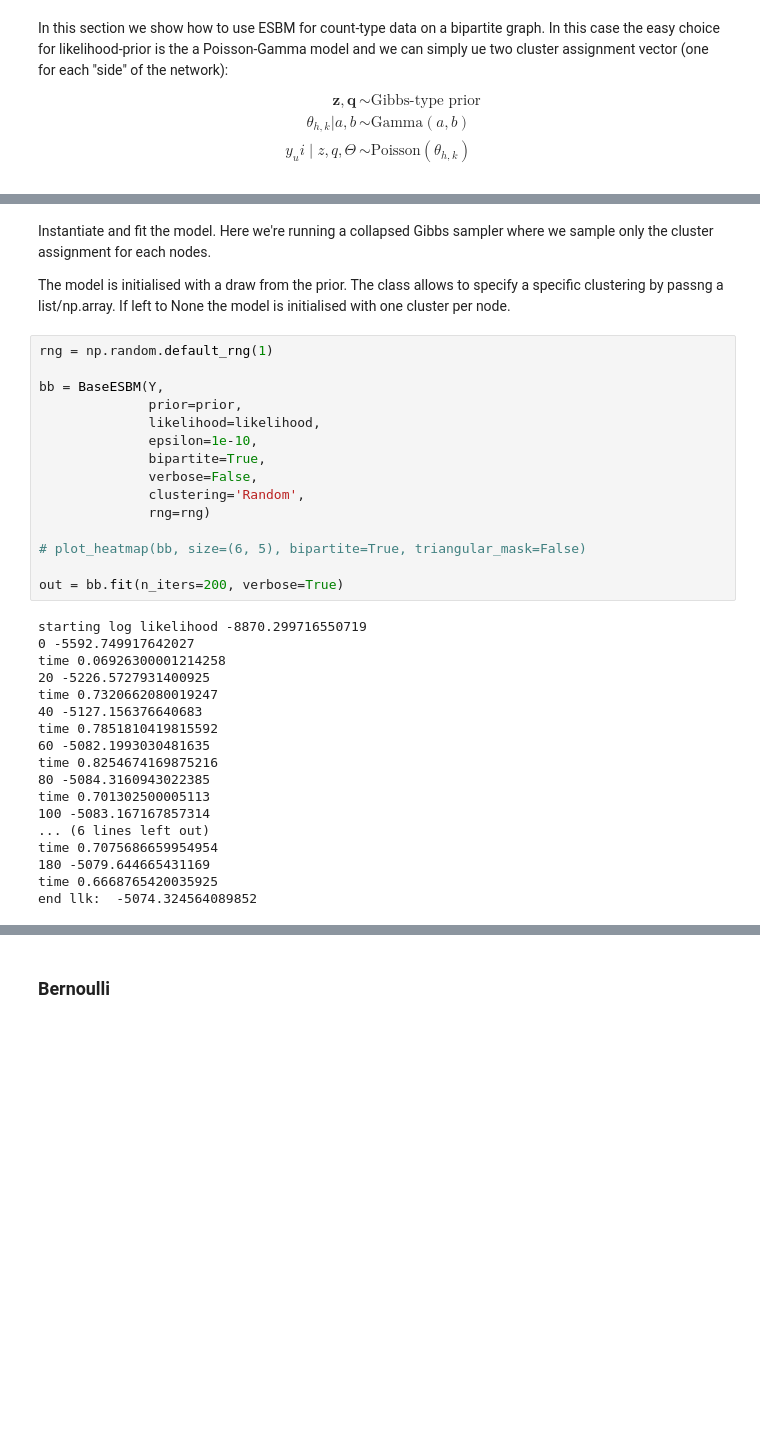
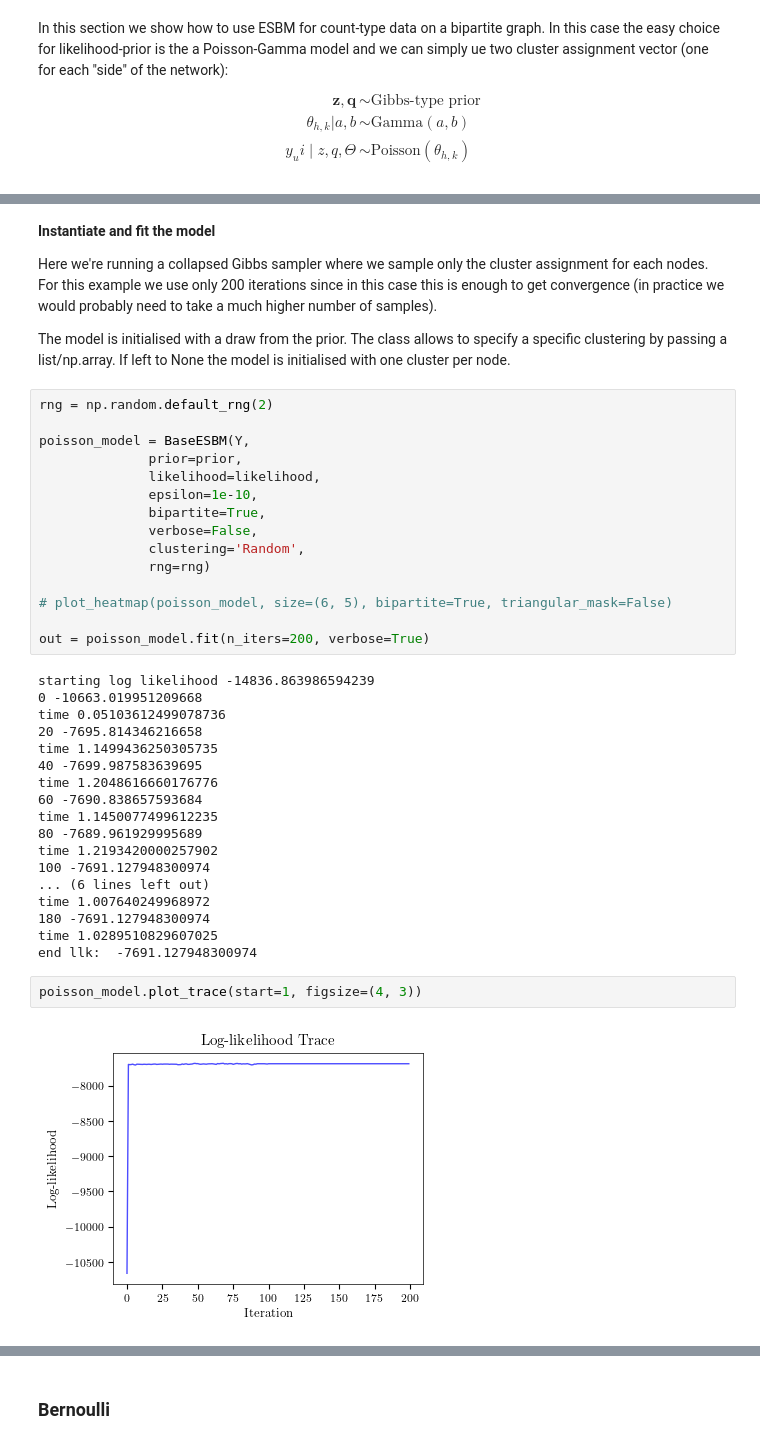
Before and after one commit to lorenzo-costa/pyesbm, a Jupyter notebook: examples/clustering_example.ipynb, the cells around one changed output, grey strips where cells are left out. Saved outputs shown, nothing was run; the diff lists cells and outputs as text; blank space fills up the shorter version.

Commit message:
new version of example notebook

```diff
--- a/examples/clustering_example.ipynb
+++ b/examples/clustering_example.ipynb
@@ -100,11 +112,13 @@ plot_heatmap(gen_model, size=(5,4), bipartite=True, triangular_mask=False)
 # %% [markdown]
-Instantiate and fit the model. Here we're running a collapsed Gibbs sampler where we sample only the cluster assignment for each nodes.
+**Instantiate and fit the model**
 
-The model is initialised with a draw from the prior. The class allows to specify a specific clustering by passng a list/np.array. If left to None the model is initialised with one cluster per node.
+Here we're running a collapsed Gibbs sampler where we sample only the cluster assignment for each nodes. For this example we use only 200 iterations since in this case this is enough to get convergence (in practice we would probably need to take a much higher number of samples).
+
+The model is initialised with a draw from the prior. The class allows to specify a specific clustering by passing a list/np.array. If left to None the model is initialised with one cluster per node.
 # %%
-rng = np.random.default_rng(1)
+rng = np.random.default_rng(2)
 
-bb = BaseESBM(Y,
+poisson_model = BaseESBM(Y,
               prior=prior,
               likelihood=likelihood,
               epsilon=1e-10,
@@ -113,25 +127,29 @@ bb = BaseESBM(Y,
               clustering='Random',
               rng=rng)
 
-# plot_heatmap(bb, size=(6, 5), bipartite=True, triangular_mask=False)
+# plot_heatmap(poisson_model, size=(6, 5), bipartite=True, triangular_mask=False)
 
-out = bb.fit(n_iters=200, verbose=True)
+out = poisson_model.fit(n_iters=200, verbose=True)
 # %% [output]
-starting log likelihood -8870.299716550719
-0 -5592.749917642027
-time 0.06926300001214258
-20 -5226.5727931400925
-time 0.7320662080019247
-40 -5127.156376640683
-time 0.7851810419815592
-60 -5082.1993030481635
-time 0.8254674169875216
-80 -5084.3160943022385
-time 0.701302500005113
-100 -5083.167167857314
+starting log likelihood -14836.863986594239
+0 -10663.019951209668
+time 0.05103612499078736
+20 -7695.814346216658
+time 1.1499436250305735
+40 -7699.987583639695
+time 1.2048616660176776
+60 -7690.838657593684
+time 1.1450077499612235
+80 -7689.961929995689
+time 1.2193420000257902
+100 -7691.127948300974
 ... (6 lines left out)
-time 0.7075686659954954
-180 -5079.644665431169
-time 0.6668765420035925
-end llk:  -5074.324564089852
+time 1.007640249968972
+180 -7691.127948300974
+time 1.0289510829607025
+end llk:  -7691.127948300974
+# %%
+poisson_model.plot_trace(start=1, figsize=(4, 3))
+# %% [output]
+[figure, added]
 # %% [markdown]
```
Also changed, not shown: parts of 13 cells of this notebook.
